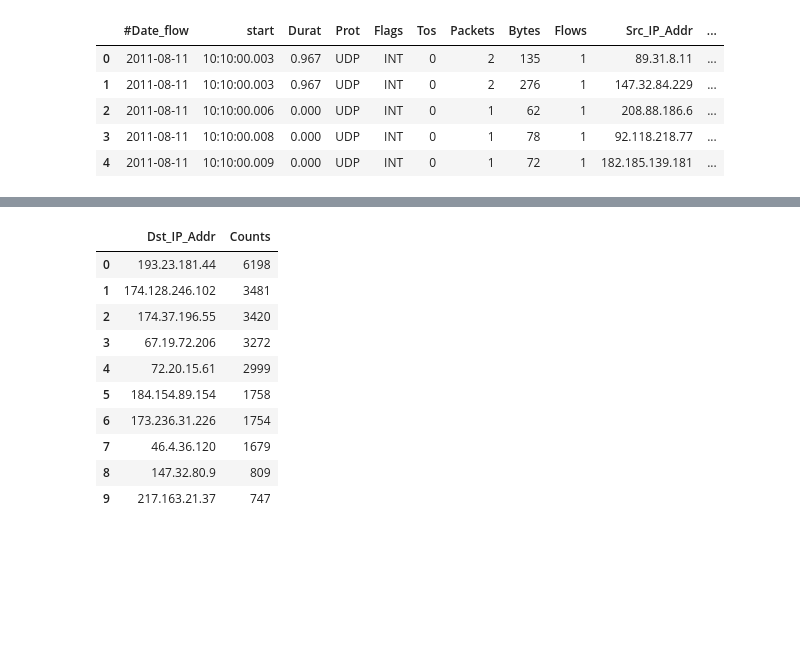
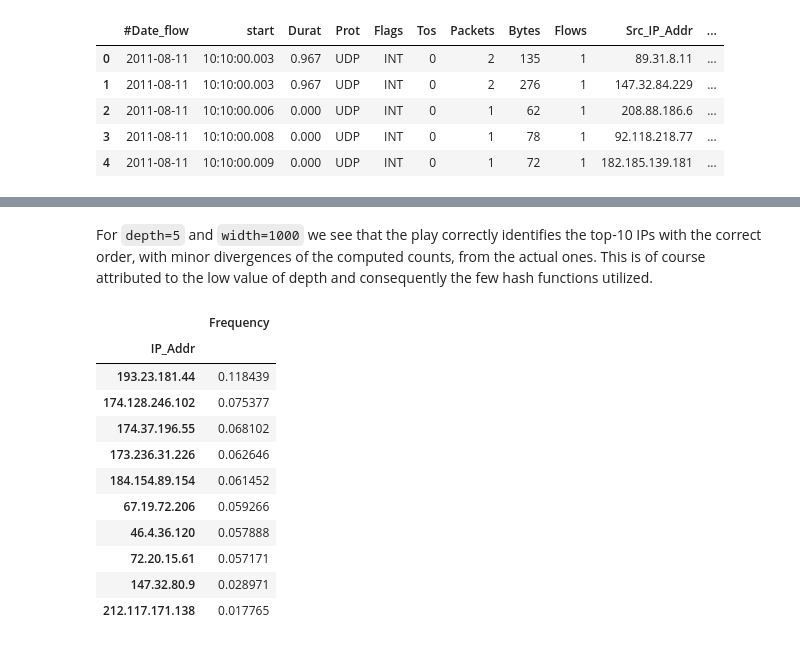
Before and after one commit to giannislelekas/CS4035, a Jupyter notebook: lab3/Sketching_Task.ipynb, the cells around one changed output, grey strips where cells are left out. Cells and saved outputs as stored; diff of their text form; code cells hidden in the pictures; blank space fills up the shorter version.

```diff
--- a/lab3/Sketching_Task.ipynb
+++ b/lab3/Sketching_Task.ipynb
@@ -83,0 +34,18 @@ dd.head(10)
+# %%
+comm_hosts = []
+
+hosts = data[data['Src_IP_Addr']==infected_host]['Dst_IP_Addr'].values
+comm_hosts.append(hosts)
+
+hosts = data[data['Dst_IP_Addr']==infected_host]['Src_IP_Addr'].values
+comm_hosts.append(hosts)
+comm_hosts = [x for sublist in comm_hosts for x in sublist]
+total_count = len(comm_hosts)
+
+ground_truth = pd.DataFrame(comm_hosts, columns=['IP_Addr'])
+ground_truth = ground_truth.groupby('IP_Addr').size()
+ground_truth = ground_truth/total_count
+ground_truth = ground_truth.sort_values(ascending=False)
+unique_comm_hosts = np.array(ground_truth.index)
+
+ground_truth.head(10)
@@ -85,19 +86,31 @@ dd.head(10)
 depths = np.array([5, 10, 20, 50], dtype=int)
 widths = np.array([10, 100, 1000])
 
-start_time = time.time()
+enum = {}
 dic = {}
+dur_dic = {}
 
 i = 0
 for d in depths:
     for w in widths:
-        cm, seeds = construct_cm(dst_hosts, d, w)
-        estim_count = estimate_counts(unique_dst_hosts, cm, seeds)
+        # Start timer
+        start_time = time.time()
+
+        cm, seeds = construct_cm(comm_hosts, d, w)
+        cm = cm/total_count
+        estim_count = estimate_counts(unique_comm_hosts, cm, seeds)
         sorted_ind = np.flip(np.argsort(estim_count))
 
-        dic[i] = {'Dst_IP_Addr':unique_dst_hosts[sorted_ind], 'Counts':estim_count[sorted_ind]}
+        # Stop timer and extract duration
+        dur = time.time() - start_time
+
+        # Pass the results into dictionaries
+        enum[i] = f'd_{d}-w_{w}'
+        dic[f'd_{d}-w_{w}'] = {'IP_Addr':unique_comm_hosts[sorted_ind], 'Frequency':estim_count[sorted_ind]}
+        dur_dic[f'd_{d}-w_{w}'] = dur
+
         i = i+1
 
-dur = time.time() - start_time
-print("Duration in seconds: ", dur)
+
+print("Total duration in seconds: ", np.sum(list(dur_dic.values())))
 # %% [output]
@@ -105,15 +135,19 @@ Duration in seconds:  10.986593246459961
+# %% [markdown]
+For `depth=5` and `width=1000` we see that the play correctly identifies the top-10 IPs with the correct order, with minor divergences of the computed counts, from the actual ones. This is of course attributed to the low value of depth and consequently the few hash functions utilized.
 # %%
-df = pd.DataFrame(data=dic[1])
+df = pd.DataFrame(data=dic[enum[2]])
+df.set_index('IP_Addr', inplace=True)
 df.head(10)
 # %% [output]
-|  | Dst_IP_Addr | Counts |
-| 0 | 193.23.181.44 | 6198 |
-| 1 | 174.128.246.102 | 3481 |
-| 2 | 174.37.196.55 | 3420 |
-| 3 | 67.19.72.206 | 3272 |
-| 4 | 72.20.15.61 | 2999 |
-| 5 | 184.154.89.154 | 1758 |
-| 6 | 173.236.31.226 | 1754 |
-| 7 | 46.4.36.120 | 1679 |
-| 8 | 147.32.80.9 | 809 |
-| 9 | 217.163.21.37 | 747 |
+|  | Frequency |
+| IP_Addr |  |
+| 193.23.181.44 | 0.118439 |
+| 174.128.246.102 | 0.075377 |
+| 174.37.196.55 | 0.068102 |
+| 173.236.31.226 | 0.062646 |
+| 184.154.89.154 | 0.061452 |
+| 67.19.72.206 | 0.059266 |
+| 46.4.36.120 | 0.057888 |
+| 72.20.15.61 | 0.057171 |
+| 147.32.80.9 | 0.028971 |
+| 212.117.171.138 | 0.017765 |
```
Also changed, not shown: parts of 22 cells of this notebook, 1 other file.
